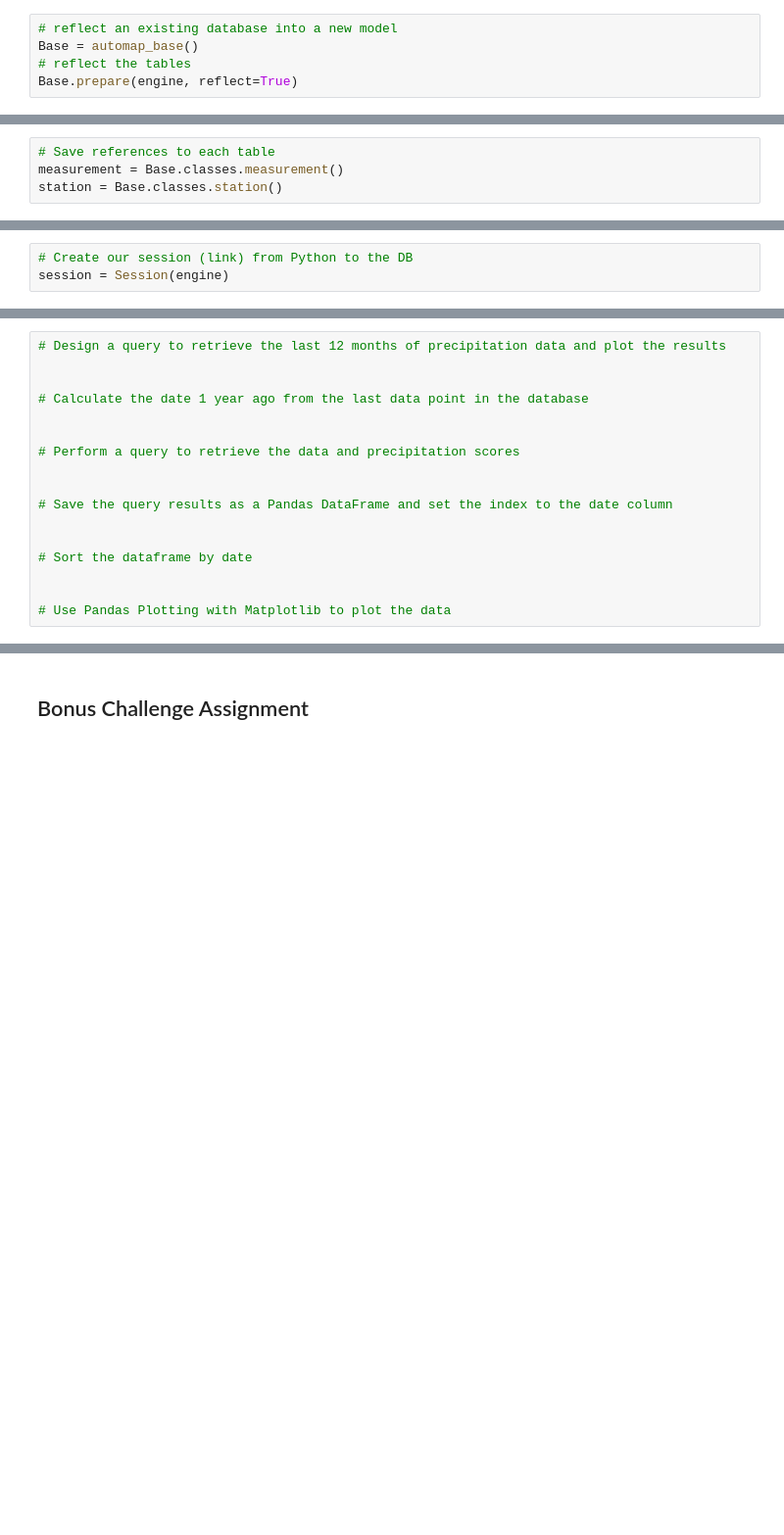
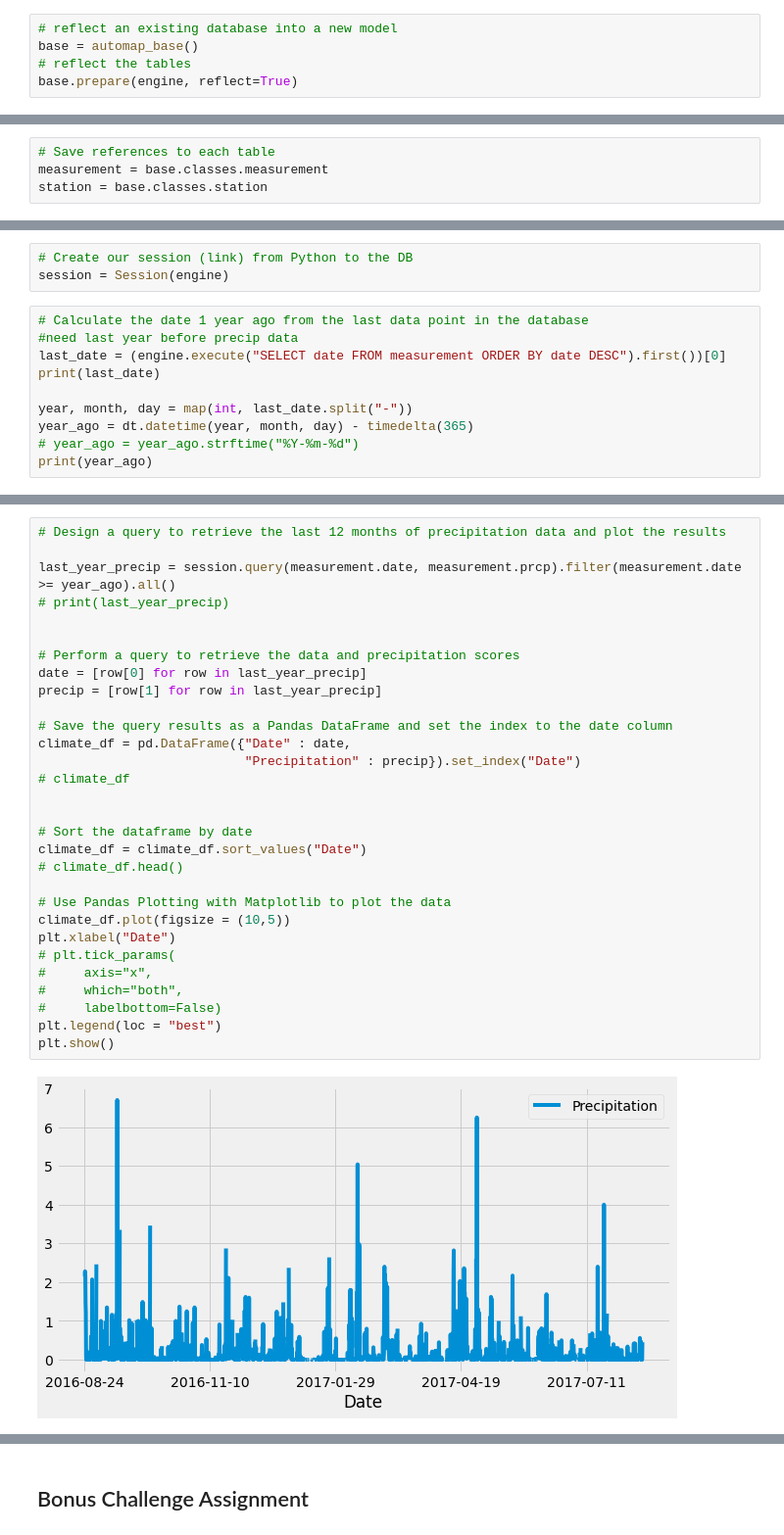
Before and after one commit to CoryOpie/Weather-Data-, a Jupyter notebook: climate_starter.ipynb, the cells around one changed output, grey strips where cells are left out. Shown at 98% size. Drawn from its saved outputs; the diff is of its cells as text; blank space fills up the shorter version.

```diff
--- a/climate_starter.ipynb
+++ b/climate_starter.ipynb
@@ -24,8 +24,8 @@ from sqlalchemy import create_engine, func, inspect
 engine = create_engine("sqlite:///Resources/hawaii.sqlite")
 # %%
 # reflect an existing database into a new model
-Base = automap_base()
+base = automap_base()
 # reflect the tables
-Base.prepare(engine, reflect=True)
+base.prepare(engine, reflect=True)
 # %%
 # We can view all of the classes that automap found
@@ -34,8 +34,8 @@ Base.classes.keys()
 ['measurement', 'station']
 # %%
 # Save references to each table
-measurement = Base.classes.measurement()
-station = Base.classes.station()
+measurement = base.classes.measurement
+station = base.classes.station
 # %%
 #check columns in each table
 inspector = inspect(engine)
@@ -68,3 +68,13 @@ elevation FLOAT
 # %%
 # Create our session (link) from Python to the DB
 session = Session(engine)
+# %%
+# Calculate the date 1 year ago from the last data point in the database
+#need last year before precip data
+last_date = (engine.execute("SELECT date FROM measurement ORDER BY date DESC").first())[0]
+print(last_date)
+
+year, month, day = map(int, last_date.split("-"))
+year_ago = dt.datetime(year, month, day) - timedelta(365)
+# year_ago = year_ago.strftime("%Y-%m-%d")
+print(year_ago)
@@ -71,19 +84,34 @@ session = Session(engine)
 # %%
 # Design a query to retrieve the last 12 months of precipitation data and plot the results
 
-
-# Calculate the date 1 year ago from the last data point in the database
+last_year_precip = session.query(measurement.date, measurement.prcp).filter(measurement.date >= year_ago).all()
+# print(last_year_precip)
 
 
 # Perform a query to retrieve the data and precipitation scores
-
+date = [row[0] for row in last_year_precip]
+precip = [row[1] for row in last_year_precip]
 
 # Save the query results as a Pandas DataFrame and set the index to the date column
+climate_df = pd.DataFrame({"Date" : date,
+                           "Precipitation" : precip}).set_index("Date")
+# climate_df
 
 
 # Sort the dataframe by date
-
+climate_df = climate_df.sort_values("Date")
+# climate_df.head()
 
 # Use Pandas Plotting with Matplotlib to plot the data
+climate_df.plot(figsize = (10,5))
+plt.xlabel("Date")
+# plt.tick_params(
+#     axis="x",
+#     which="both",
+#     labelbottom=False)
+plt.legend(loc = "best")
+plt.show()
+# %% [output]
+[figure, added]
 # %%
 # Use Pandas to calcualte the summary statistics for the precipitation data
```
Also changed, not shown: parts of 9 cells of this notebook.
